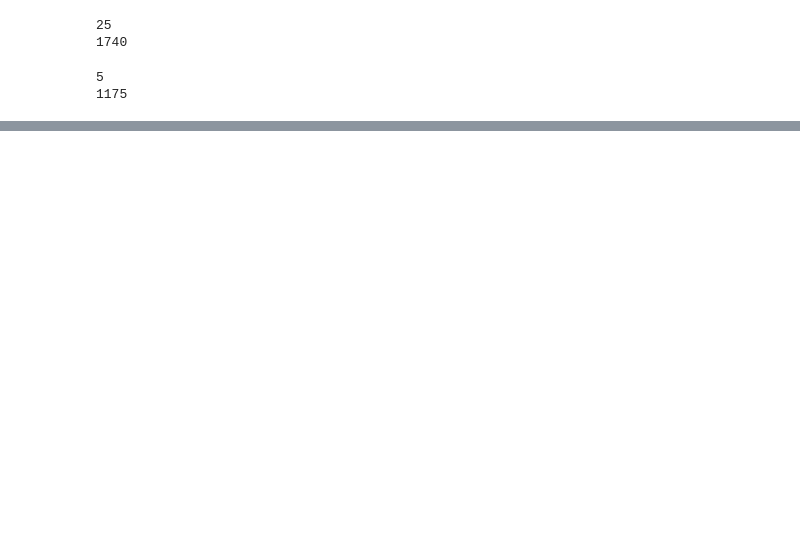
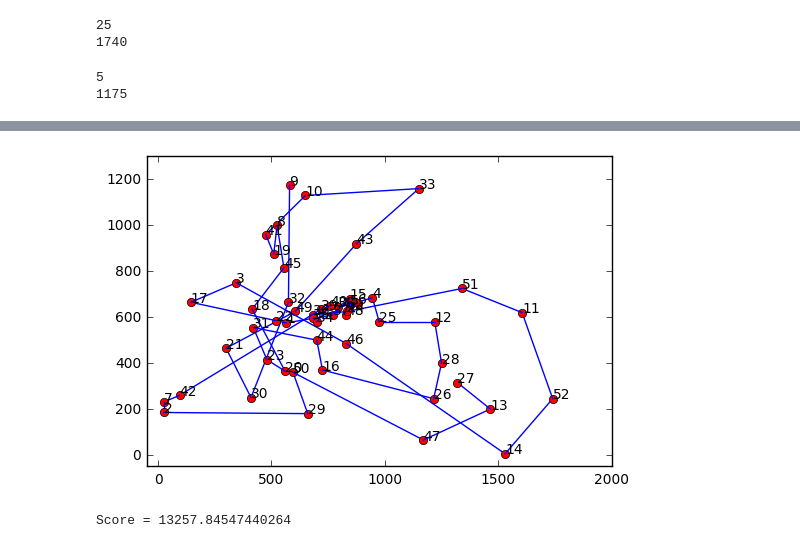
Before and after one commit to AirVan21/Machine-Learning, a Jupyter notebook: Python/projects/LocalSearch/src/LocalSearch.ipynb, the cells around one changed output, grey strips where cells are left out. Cells and saved outputs as stored; diff of their text form; code cells hidden in the pictures; blank space fills up the shorter version.

Commit message:
added anneal method

```diff
--- a/Python/projects/LocalSearch/src/LocalSearch.ipynb
+++ b/Python/projects/LocalSearch/src/LocalSearch.ipynb
@@ -81,0 +205,43 @@ Distance = 34400
+# %%
+def probability(prev_score, next_score, temperature):
+    if next_score > prev_score:
+        return 1.0
+    else:
+        return exp(-abs(next_score - prev_score) / temperature )
+# %%
+def get_next(points, index):
+    result = np.array([])
+    length = len(points)
+    score = get_distance(points, euclid)
+    test_value = points[index]
+    for i in range(1, length):
+        variant = np.array(points)
+        variant[index] = variant[i]
+        variant[i] = test_value
+        new_score = get_distance(variant, euclid)
+        if new_score < score:
+            result = variant
+            score = new_score
+            continue
+        if result.size == 0:
+            result = variant
+    return result
+# %%
+temperature = np.linspace(20000, 0.1, 150)
+# %%
+for temp in temperature:
+    temp_answer = points
+    length = len(points)
+    for i in range(1, length):
+        neighbour = get_next(temp_answer, i)
+        prev_score = get_distance(temp_answer, euclid)
+        next_score = get_distance(neighbour, euclid)
+        P = probability(prev_score, next_score, temp)
+        if random.random() < P:
+            temp_answer = neighbour
+    temp_score = get_distance(temp_answer, euclid)
+    if (anneal_score > temp_score):
+        anneal_score = temp_score
+        anneal_result = temp_answer
+        print("Temp =", temp)
+        print("Dist =", anneal_score)
@@ -81,0 +259,8 @@ Distance = 34400
+# %%
+plot_path(anneal_result)
+# %% [output]
+[figure, added]
+# %%
+print("Score =", anneal_score)
+# %% [output]
+Score = 13257.84547440264
```
Also changed, not shown: parts of 20 cells of this notebook.
